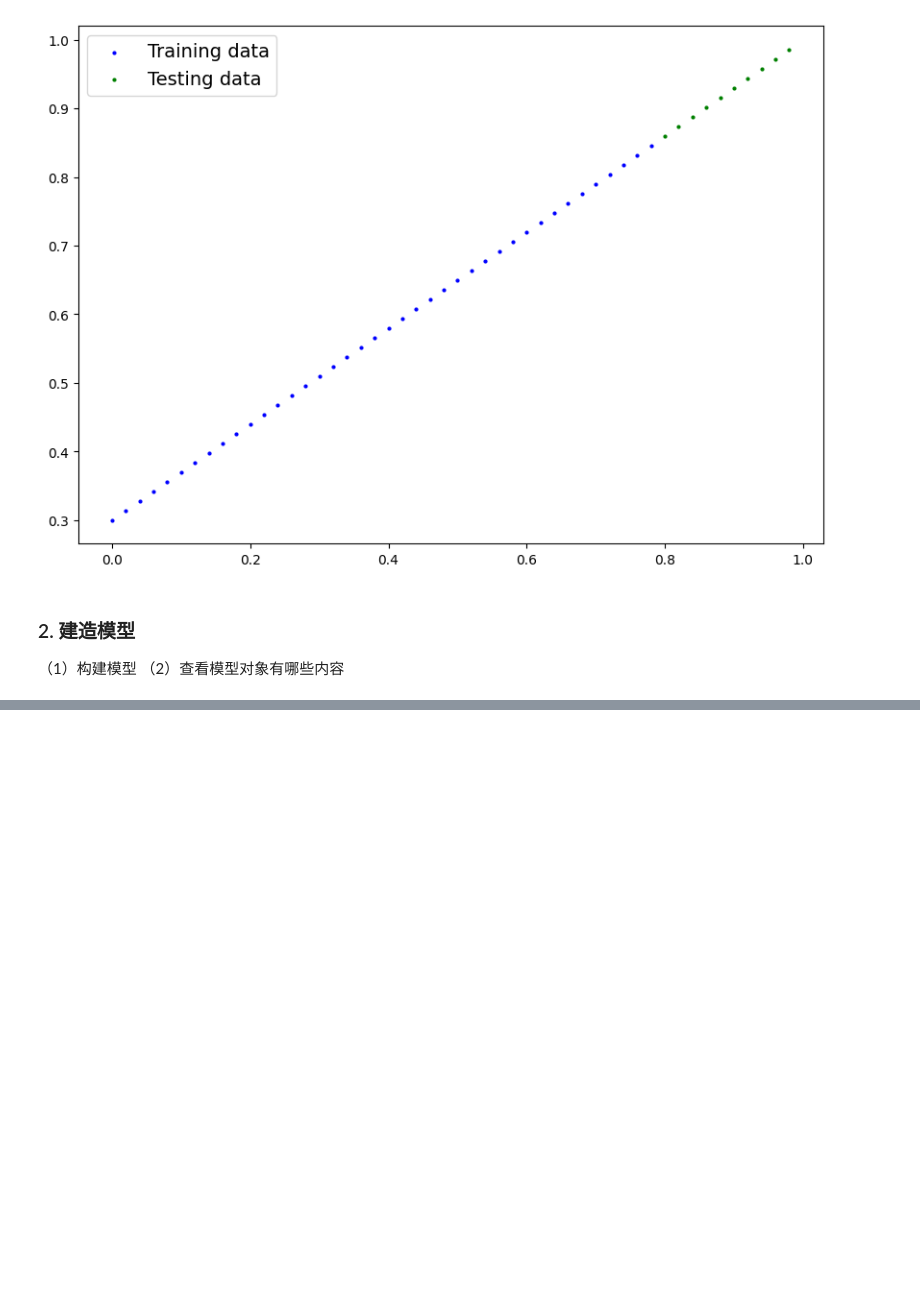
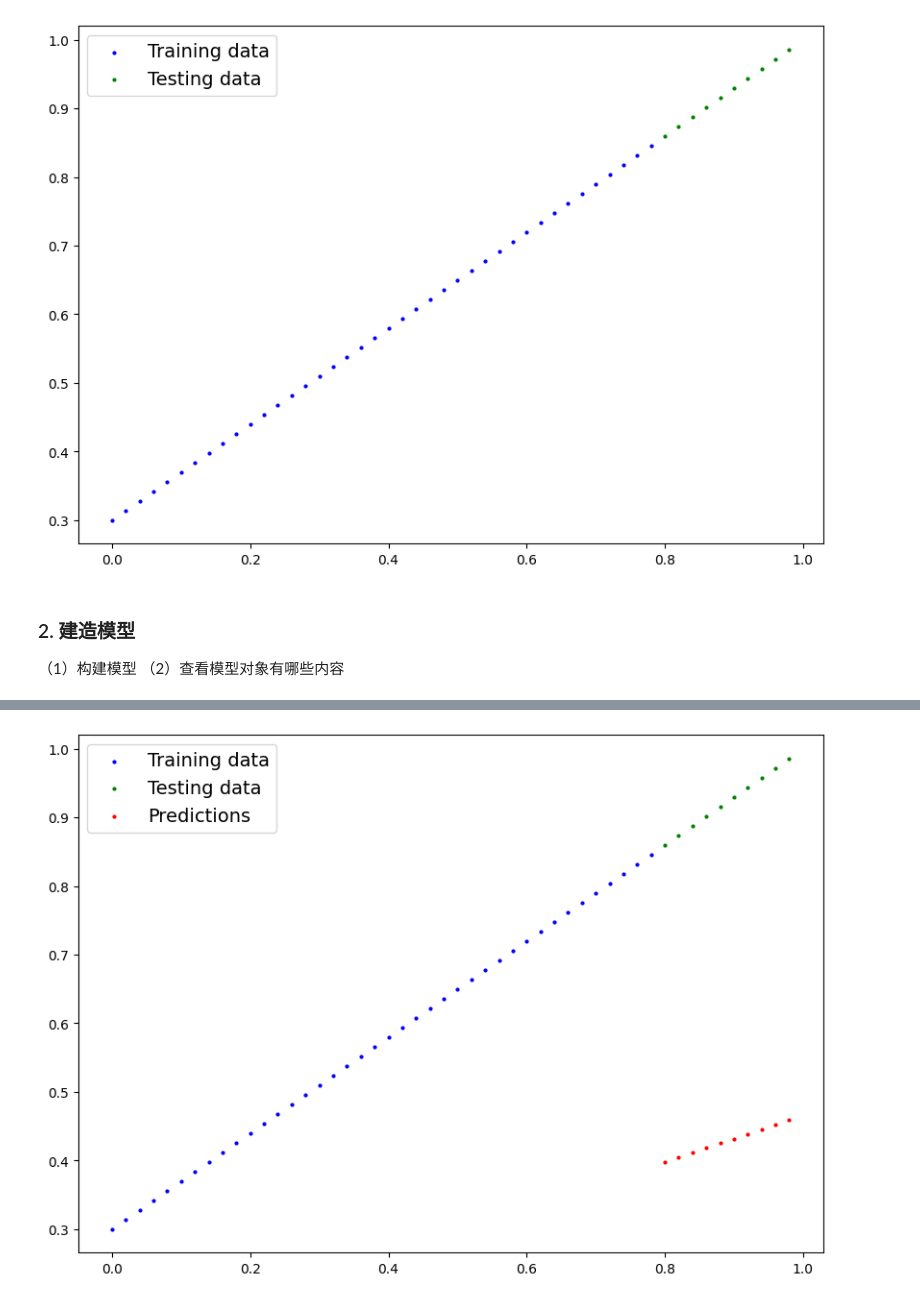
Before and after one commit to jaweee/torch-ia, a Jupyter notebook: chapter1/workflow-fundamentals.ipynb, the cells around one changed output, grey strips where cells are left out. Drawn from its saved outputs; the diff is of its cells as text; code cells hidden in the pictures; blank space fills up the shorter version.

```diff
--- a/chapter1/workflow-fundamentals.ipynb
+++ b/chapter1/workflow-fundamentals.ipynb
@@ -104,7 +104,7 @@ plot_predictions()
 
 class LinearRegressionModel(nn.Module):
     def __init__(self):
-        super.__init__()
+        super().__init__()
         self.weights = nn.Parameter(torch.randn(1, dtype = torch.float), requires_grad = True)
         self.bias = nn.Parameter(torch.randn(1, dtype = torch.float), requires_grad = True)
 
@@ -114,3 +114,11 @@ class LinearRegressionModel(nn.Module):
 # 查看模型对象有哪些内容
 
 torch.manual_seed(42)
+model_0 = LinearRegressionModel()
+# %%
+# 使用 torch.inference_mode()来进行预测
+
+with torch.inference_mode():
+    y_preds = model_0(X_test)
+
+print(y_preds)
@@ -116,0 +136,6 @@ torch.manual_seed(42)
+# %%
+# 绘制y_preds的图片
+
+plot_predictions(predictions=y_preds)
+# %% [output]
+[figure, added]
```
Also changed, not shown: parts of 1 cell of this notebook.
